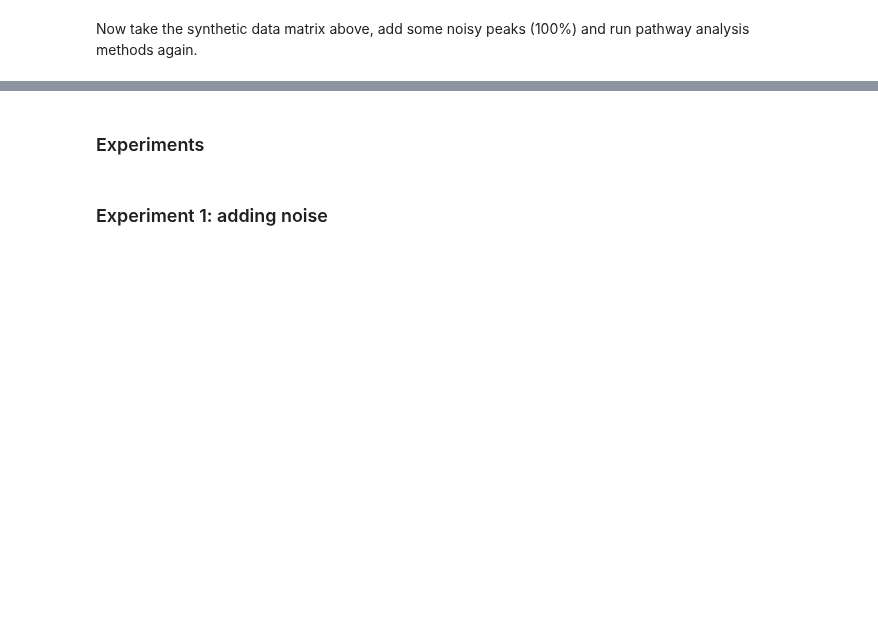
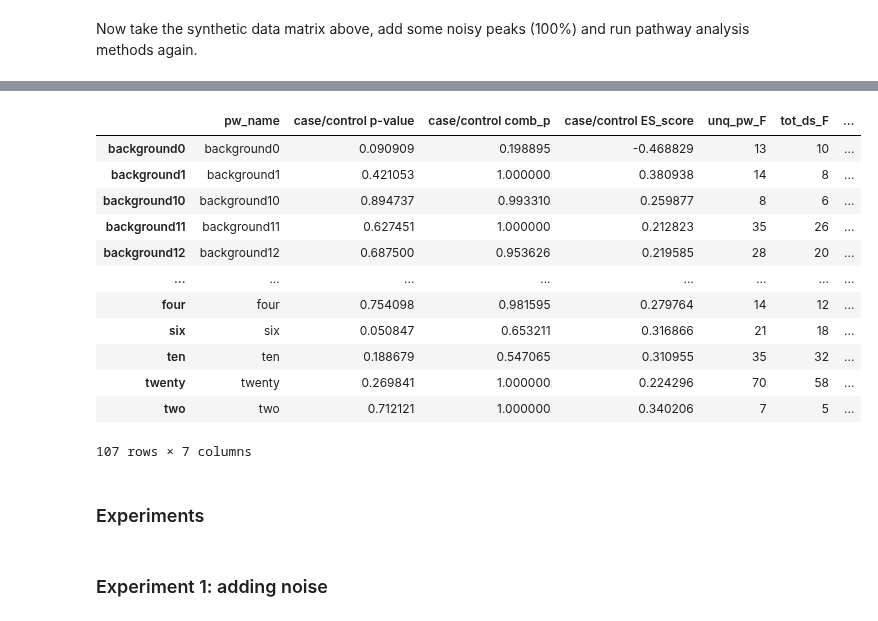
Before and after one commit to glasgowcompbio/PALS, a Jupyter notebook: notebooks/manuscript/adding_pathway_noise.ipynb, the cells around one changed output, grey strips where cells are left out. Saved outputs shown, nothing was run; the diff lists cells and outputs as text; code cells hidden in the pictures; blank space fills up the shorter version.

```diff
--- a/notebooks/manuscript/adding_pathway_noise.ipynb
+++ b/notebooks/manuscript/adding_pathway_noise.ipynb
@@ -101,4 +255,5 @@ ora_df.sort_values('pw_name')
 # %%
 gsea = GSEA(ds, num_resamples=gsea_resamples, method=gsea_ranking_method)
-gsea_df = gsea.get_pathway_df()
+gsea_df = gsea.get_results()
 gsea_df.sort_values('pw_name')
+# %% [output]
@@ -105,3 +267,16 @@ gsea_df.sort_values('pw_name')
+|  | pw_name | case/control p-value | case/control comb_p | case/control ES_score | unq_pw_F | tot_ds_F | ... |
+| background0 | background0 | 0.090909 | 0.198895 | -0.468829 | 13 | 10 | ... |
+| background1 | background1 | 0.421053 | 1.000000 | 0.380938 | 14 | 8 | ... |
+| background10 | background10 | 0.894737 | 0.993310 | 0.259877 | 8 | 6 | ... |
+| background11 | background11 | 0.627451 | 1.000000 | 0.212823 | 35 | 26 | ... |
+| background12 | background12 | 0.687500 | 0.953626 | 0.219585 | 28 | 20 | ... |
+| ... | ... | ... | ... | ... | ... | ... | ... |
+| four | four | 0.754098 | 0.981595 | 0.279764 | 14 | 12 | ... |
+| six | six | 0.050847 | 0.653211 | 0.316866 | 21 | 18 | ... |
+| ten | ten | 0.188679 | 0.547065 | 0.310955 | 35 | 32 | ... |
+| twenty | twenty | 0.269841 | 1.000000 | 0.224296 | 70 | 58 | ... |
+| two | two | 0.712121 | 1.000000 | 0.340206 | 7 | 5 | ... |
+107 rows × 7 columns
 # %% [markdown]
 ### Experiments
 # %% [markdown]
```
Also changed, not shown: parts of 40 cells of this notebook, 1 other file.
